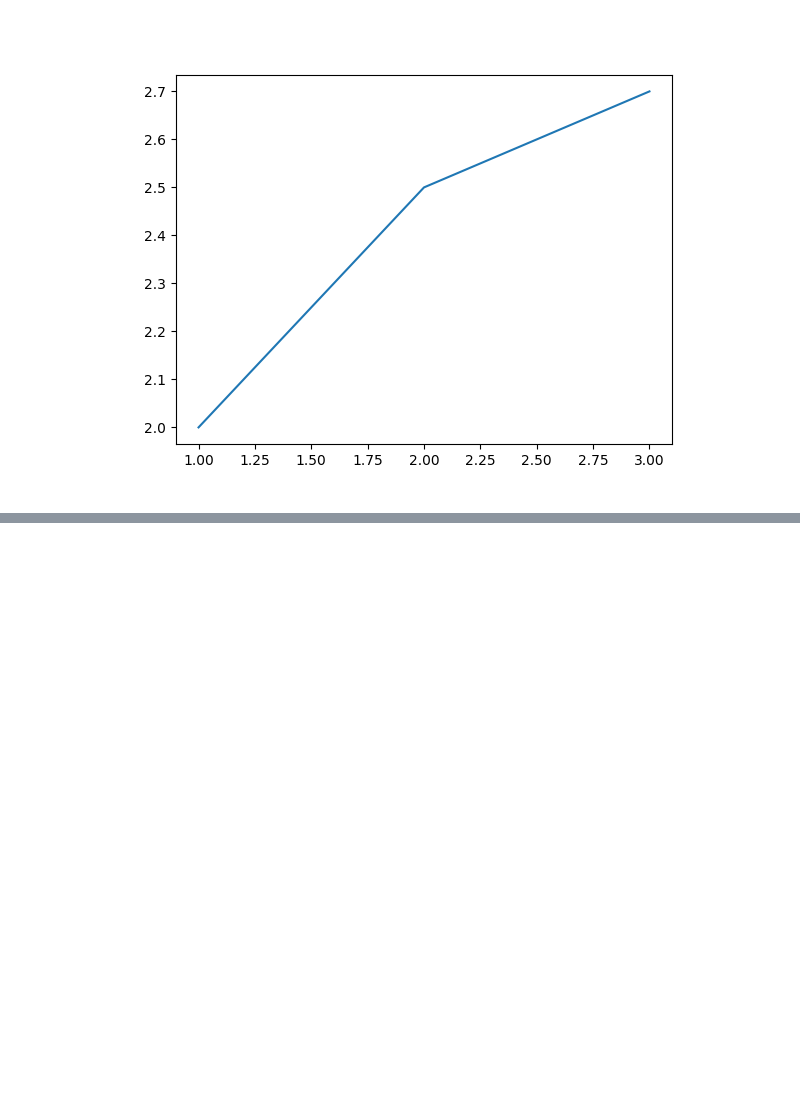
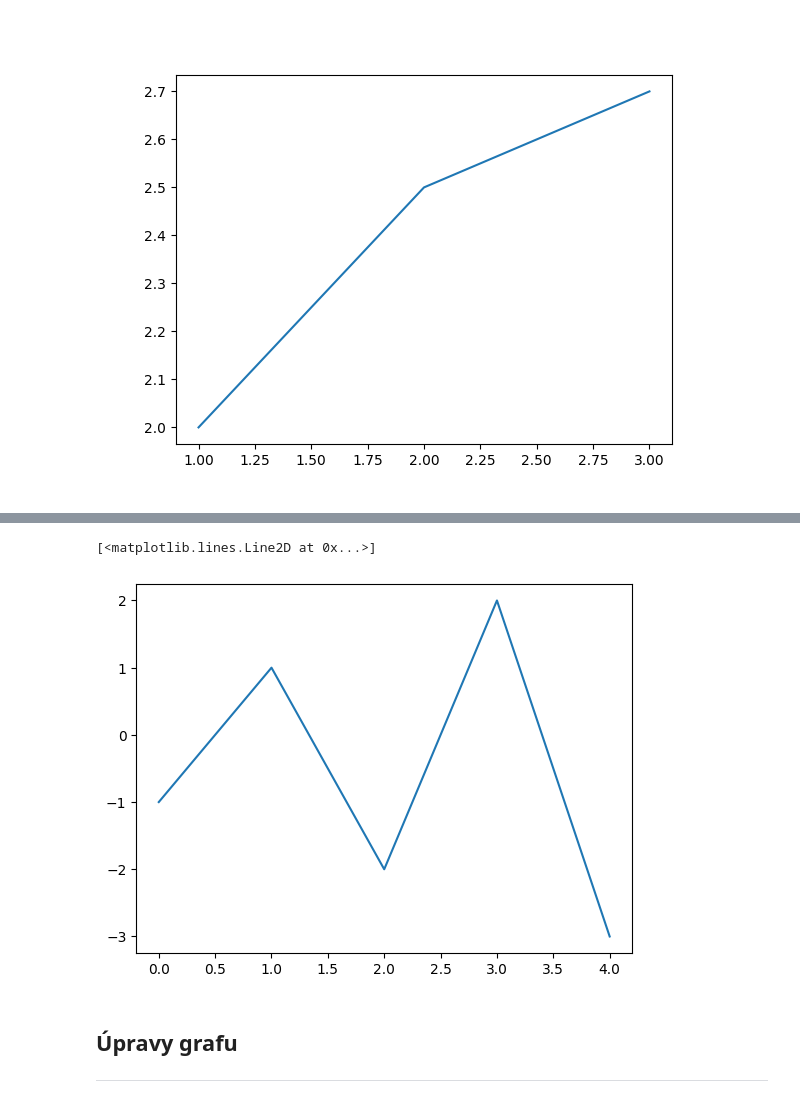
Before and after one commit to Bralor/data-csob-2023, a Jupyter notebook: shared/notebooks/lesson07.ipynb, the cells around one changed output, grey strips where cells are left out. Drawn from its saved outputs; the diff is of its cells as text; code cells hidden in the pictures; blank space fills up the shorter version.

```diff
--- a/shared/notebooks/lesson07.ipynb
+++ b/shared/notebooks/lesson07.ipynb
@@ -147,0 +240,9 @@ Image('prvni_ukazka.png')
+# %%
+plt.plot(x, y)
+# %% [output]
+[<matplotlib.lines.Line2D at 0x...>]
+[figure, added]
+# %% [markdown]
+## Úpravy grafu
+
+---
```
Also changed, not shown: parts of 193 cells of this notebook.
